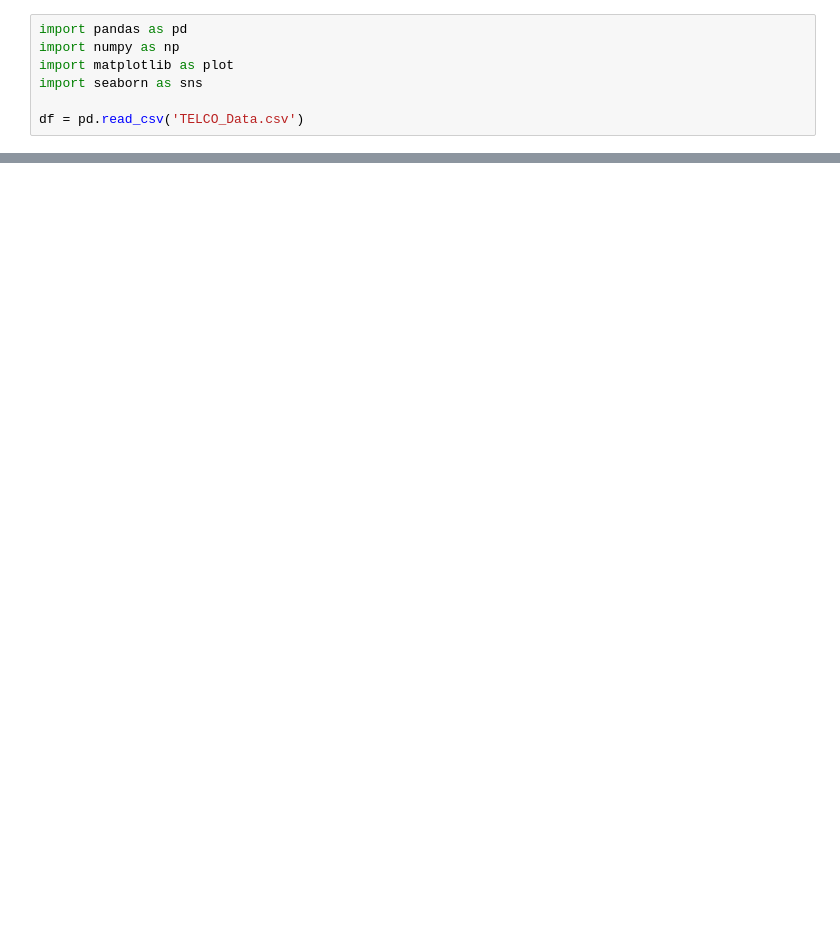
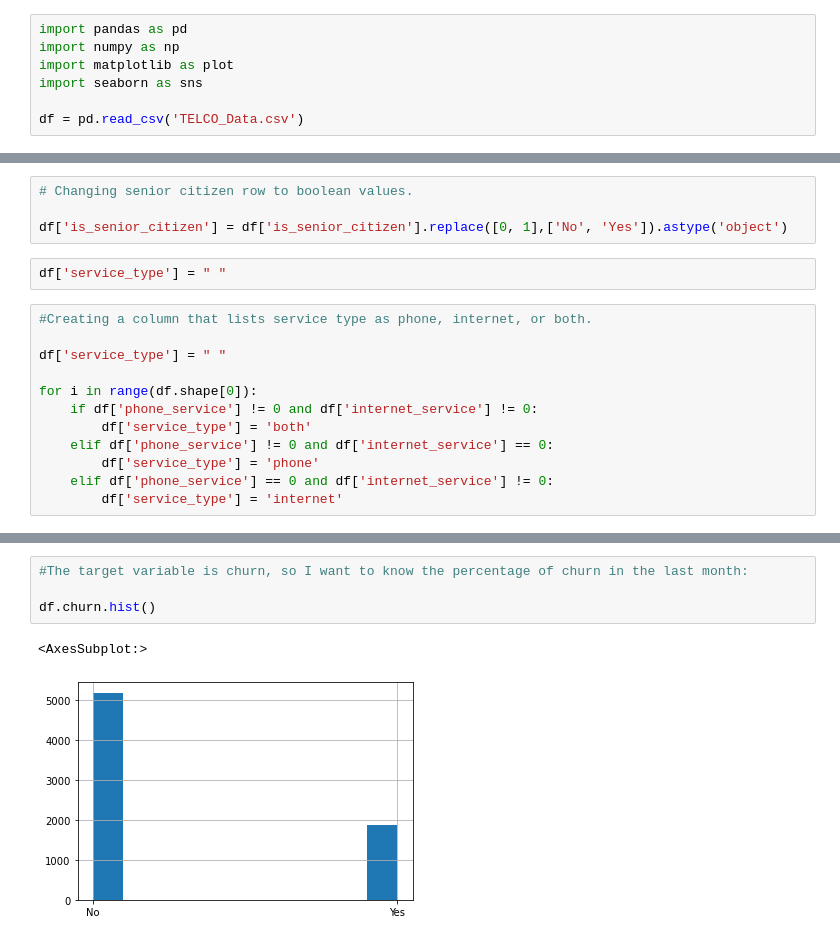
Before and after one commit to greg-maggard/analysis_and_storytelling, a Jupyter notebook: TELCO_churn_analysis.ipynb, the cells around one changed output, grey strips where cells are left out. Cells and saved outputs as stored; diff of their text form; blank space fills up the shorter version.

```diff
--- a/TELCO_churn_analysis.ipynb
+++ b/TELCO_churn_analysis.ipynb
@@ -22,0 +37,18 @@ df = pd.read_csv('TELCO_Data.csv')
+# %%
+# Changing senior citizen row to boolean values.
+
+df['is_senior_citizen'] = df['is_senior_citizen'].replace([0, 1],['No', 'Yes']).astype('object')
+# %%
+df['service_type'] = " "
+# %%
+#Creating a column that lists service type as phone, internet, or both.
+
+df['service_type'] = " "
+
+for i in range(df.shape[0]):
+    if df['phone_service'] != 0 and df['internet_service'] != 0:
+        df['service_type'] = 'both'
+    elif df['phone_service'] != 0 and df['internet_service'] == 0:
+        df['service_type'] = 'phone'
+    elif df['phone_service'] == 0 and df['internet_service'] != 0:
+        df['service_type'] = 'internet'
@@ -22,0 +110,7 @@ df = pd.read_csv('TELCO_Data.csv')
+# %%
+#The target variable is churn, so I want to know the percentage of churn in the last month:
+
+df.churn.hist()
+# %% [output]
+<AxesSubplot:>
+[figure, added]
```
Also changed, not shown: parts of 17 cells of this notebook.
